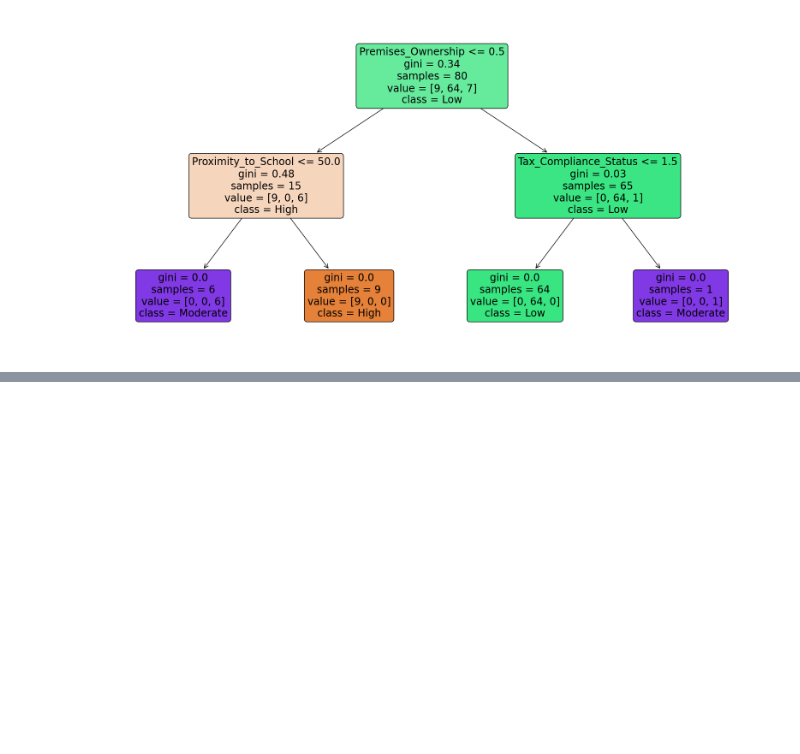
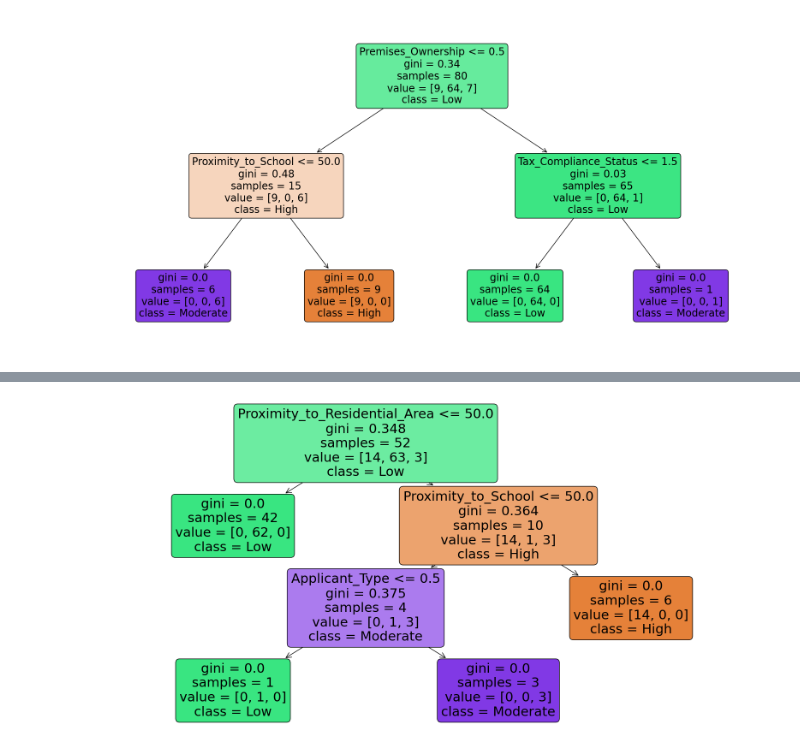
Before and after one commit to M2MWIL/LicensingTool, a Jupyter notebook: model/risk_assesment.ipynb, the cells around one changed output, grey strips where cells are left out. Drawn from its saved outputs; the diff is of its cells as text; code cells hidden in the pictures; blank space fills up the shorter version.

Commit message:
updated model file (incomplete)

```diff
--- a/model/risk_assesment.ipynb
+++ b/model/risk_assesment.ipynb
@@ -312,0 +368,22 @@ plt.show()
+# %%
+tree_in_forest = rf_model.estimators_[0]
+
+# Set up the figure for better visualization
+plt.figure(figsize=(20, 10))  # Adjust size for readability
+
+# Plot the extracted decision tree
+plot_tree(tree_in_forest,
+          feature_names=['Premises_Type', 'Applicant_Type', 'Area_Type', 'Previous_Licenses_Held',
+                         'Compliance_History', 'Tax_Compliance_Status', 'Premises_Ownership',
+                         'Business_Longevity', 'Licensed_Areas', 'Automated_Liquor_Dispensers',
+                         'Lineups_on_Public_Property', 'Ancillary_Areas', 'Proximity_to_Residential_Area',
+                         'Proximity_to_School', 'Fire_Safety_Certificate', 'Municipal_Approval',
+                         'Application_Status'],
+          class_names=encoder.classes_.astype(str),  # Use the target class names
+          filled=True,  # Color nodes based on purity
+          rounded=True)  # Rounded nodes for aesthetics
+
+# Display the plot
+plt.show()
+# %% [output]
+[figure, added]
```
Also changed, not shown: parts of 13 cells of this notebook, 1 other file.
